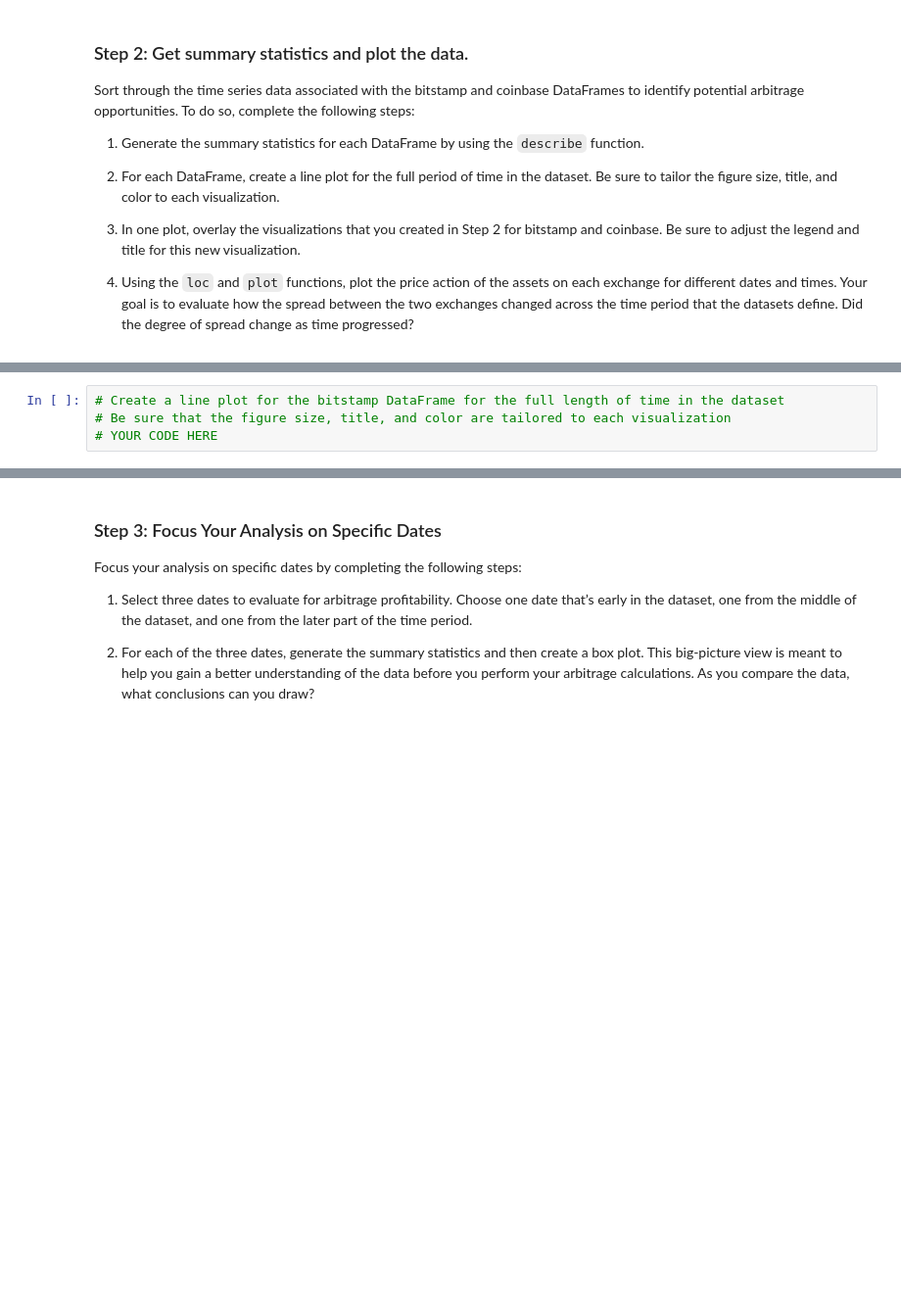
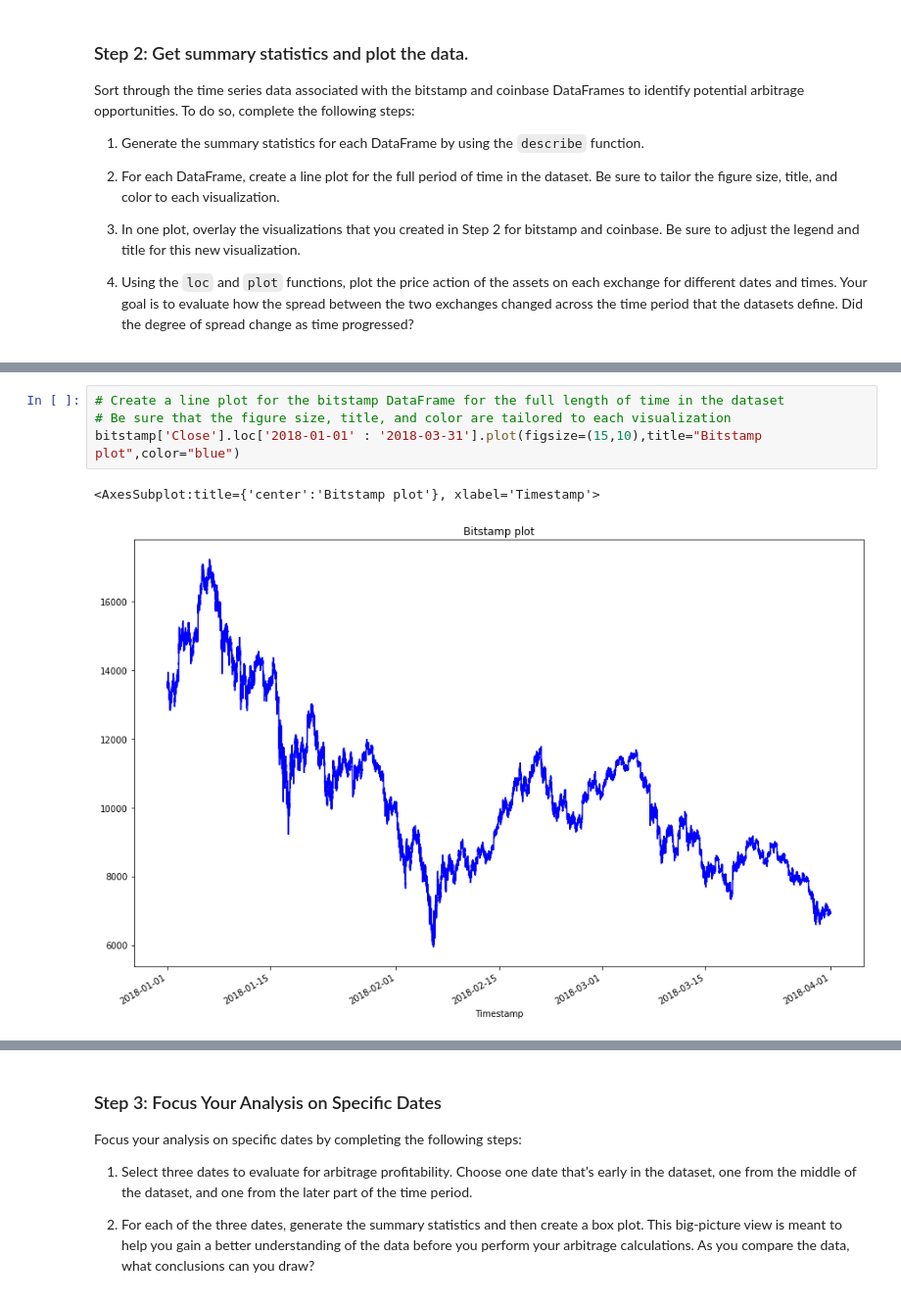
Before and after one commit to MaureenKC/Challenge-3, a Jupyter notebook: Fintech challenge 3/Starter_Code/crypto_arbitrage.ipynb, the cells around one changed output, grey strips where cells are left out. Shown at 98% size. Saved outputs shown, nothing was run; the diff lists cells and outputs as text; blank space fills up the shorter version.

```diff
--- a/Fintech challenge 3/Starter_Code/crypto_arbitrage.ipynb
+++ b/Fintech challenge 3/Starter_Code/crypto_arbitrage.ipynb
@@ -224,7 +281,10 @@ Sort through the time series data associated with the bitstamp and coinbase Data
 # %%
 # Create a line plot for the bitstamp DataFrame for the full length of time in the dataset
 # Be sure that the figure size, title, and color are tailored to each visualization
-# YOUR CODE HERE
+bitstamp['Close'].loc['2018-01-01' : '2018-03-31'].plot(figsize=(15,10),title="Bitstamp plot",color="blue")
+# %% [output]
+<AxesSubplot:title={'center':'Bitstamp plot'}, xlabel='Timestamp'>
+[figure, added]
 # %%
 # Create a line plot for the coinbase DataFrame for the full length of time in the dataset
 # Be sure that the figure size, title, and color are tailored to each visualization
```
Also changed, not shown: parts of 11 cells of this notebook.
